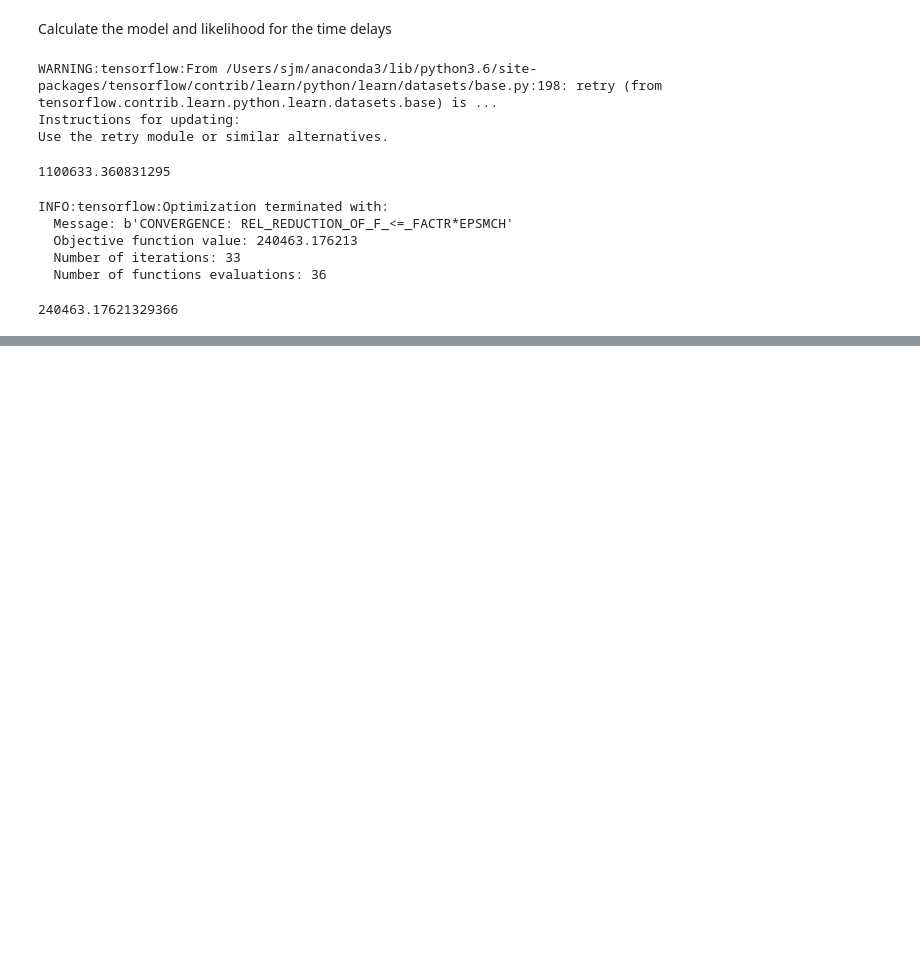
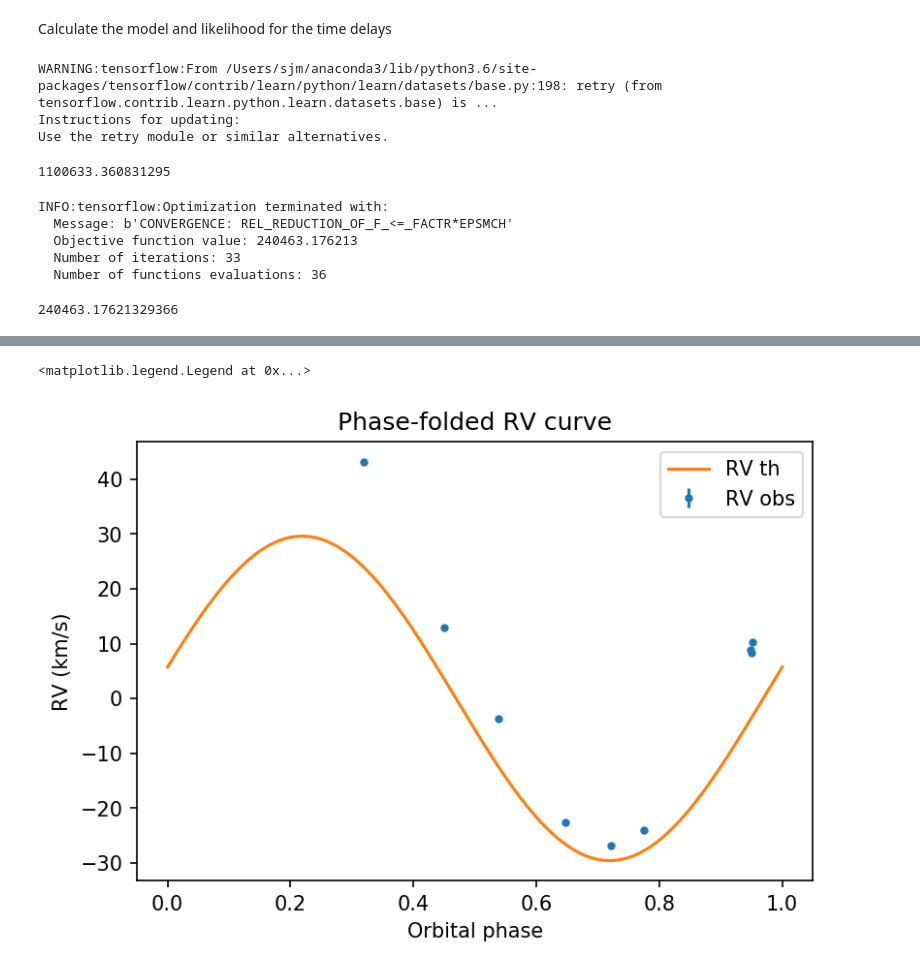
Before and after one commit to SimonJMurphy/maelstrom, a Jupyter notebook: RadialVelocity.ipynb, the cells around one changed output, grey strips where cells are left out. Drawn from its saved outputs; the diff is of its cells as text; code cells hidden in the pictures; blank space fills up the shorter version.

```diff
--- a/RadialVelocity.ipynb
+++ b/RadialVelocity.ipynb
@@ -177,0 +178,13 @@ plt.legend()
+# %%
+rv_phi_test = np.linspace(0,1,5000)
+vrad_phi_test = sess.run(vrad_tensor, feed_dict={rv_time_tensor: rv_phi_test*porb})
+
+plt.errorbar((rvs[:,0] % porb)/porb,rvs[:,1],rvs[:,2],fmt=".",label='RV obs')
+plt.plot(rv_phi_test, vrad_phi_test, label='RV th')
+plt.xlabel("Orbital phase")
+plt.ylabel("RV (km/s)")
+plt.title("Phase-folded RV curve")
+plt.legend()
+# %% [output]
+<matplotlib.legend.Legend at 0x...>
+[figure, added]
```
Also changed, not shown: parts of 2 cells of this notebook.
